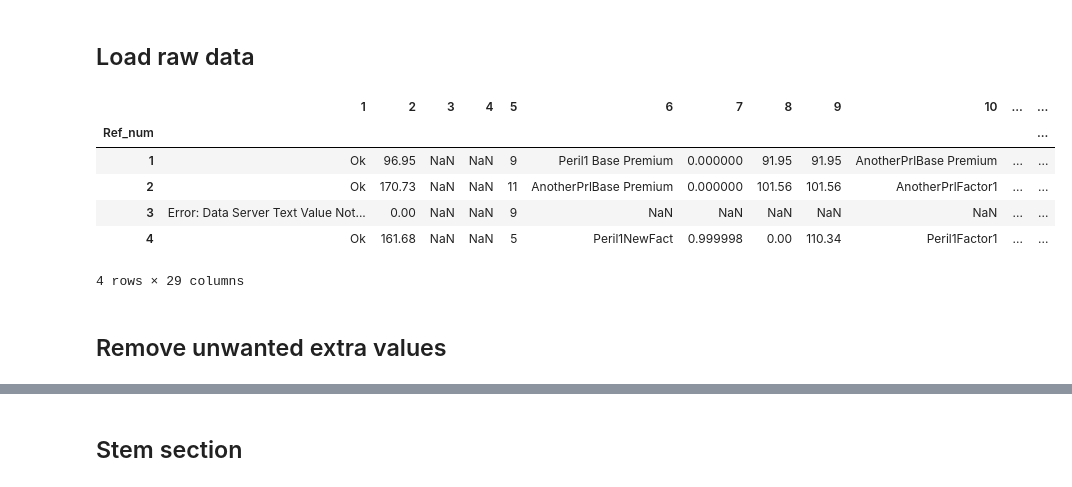
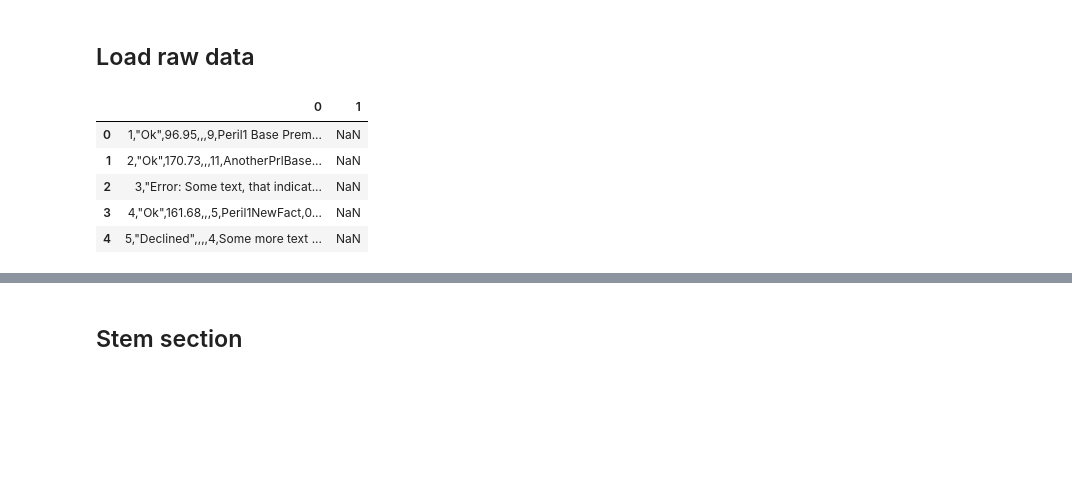
Before and after one commit to A-Breeze/premierconverter, a Jupyter notebook: development/compiled/data-conversion-challenge-202004.ipynb, the cells around one changed output, grey strips where cells are left out. Cells and saved outputs as stored; diff of their text form; code cells hidden in the pictures; blank space fills up the shorter version.

```diff
--- a/development/compiled/data-conversion-challenge-202004.ipynb
+++ b/development/compiled/data-conversion-challenge-202004.ipynb
@@ -32,10 +32,10 @@ warnings.filterwarnings("ignore", message="unclosed file <_io.Buffered")
 # Determine whether this notebook is running on Kaggle
 from pathlib import Path
 
-on_kaggle = False
+ON_KAGGLE = False
 print("Current working directory: " + str(Path('.').absolute()))
 if str(Path('.').absolute()) == '/kaggle/working':
-    on_kaggle = True
+    ON_KAGGLE = True
 # %% [output]
 Current working directory: H:\My Documents\05_Repos\premierconverter\development\compiled
 # %%
@@ -90,6 +94,6 @@ Capturing full package environment spec
 # %%
 # Configuration variables
-if on_kaggle:
+if ON_KAGGLE:
     raw_data_folder_path = Path('/kaggle/input') / 'dummy-premier-data-raw'
 else:
     import proj_config
@@ -145,8 +153,8 @@ pf_sep = ' '
 # %%
 # Input file location
-in_filepath = raw_data_folder_path / 'minimal01_input.csv'
+in_filepath = raw_data_folder_path / 'minimal_input_adj.csv'
 
-# Checks the file exists and is an Excel file
+# Checks the file exists and has a recognised extension
 in_filepath = Path(in_filepath)
 if not in_filepath.is_file():
     raise FileNotFoundError(
@@ -154,11 +162,19 @@ if not in_filepath.is_file():
         f"\n\t'{in_filepath.absolute()}'"
         "\n\tCannot read the input data"
     )
-if not in_filepath.suffix.lower() in accepted_file_extensions:
+if not in_filepath.suffix.lower() in ACCEPTED_FILE_EXTENSIONS:
     warnings.warn(
         f"in_filepath: The input file extension '{in_filepath.suffix}' "
-        f"is not one of the recognised file extensions {accepted_file_extensions}"
+        f"is not one of the recognised file extensions {ACCEPTED_FILE_EXTENSIONS}"
     )
 print("Correct: Input file exists and has a recognised extension")
 # %% [output]
 Correct: Input file exists and has a recognised extension
+# %%
+# View the first n raw CSV lines (without loading into a DataFrame)
+nlines = 2
+lines = []
+with in_filepath.open() as f:
+    for line_num in range(nlines):
+        lines.append(f.readline())
+print(''.join(lines))
@@ -200,32 +219,32 @@ Correct: A suitable location for output has been chosen
 # %% [markdown]
 ## Load raw data
 # %%
-df_raw = None
-for encoding in input_file_encodings:
+# Load the CSV lines truncated as required
+in_lines_trunc_df = None
+for encoding in INPUT_FILE_ENCODINGS:
     try:
-        df_raw = pd.read_csv(
-            in_filepath,
-            header=None, index_col=0, nrows=nrows,
-            sep=file_delimiter, encoding=encoding
-        ).rename_axis(index=row_id_name)
+        in_lines_trunc_df = pd.read_csv(
+            in_filepath, header=None, index_col=False,
+            nrows=nrows, sep=TRUNC_AFTER_REGEX,
+            engine='python', encoding=encoding,
+        )
         # print(f"'{encoding}': Success")  # Used for debugging only
         break
     except UnicodeDecodeError:
         # print(f"'{encoding}': Fail")  # Used for debugging only
         pass
-if df_raw is None:
+if in_lines_trunc_df is None:
     raise IOError(
-        "\n\tread_raw_data: pandas.read_csv() failed."
-        f"\n\tFile cannot be read with any of the encodings: {input_file_encodings}"
+        "\n\tread_input_lines: pandas.read_csv() failed."
+        f"\n\tFile cannot be read with any of the encodings: {INPUT_FILE_ENCODINGS}"
     )
 
-df_raw.head()
+in_lines_trunc_df.head()
 # %% [output]
-|  | 1 | 2 | 3 | 4 | 5 | 6 | 7 | 8 | 9 | 10 | ... | ... |
-| Ref_num |  |  |  |  |  |  |  |  |  |  |  | ... |
-| 1 | Ok | 96.95 | NaN | NaN | 9 | Peril1 Base Premium | 0.000000 | 91.95 | 91.95 | AnotherPrlBase Premium | ... | ... |
-| 2 | Ok | 170.73 | NaN | NaN | 11 | AnotherPrlBase Premium | 0.000000 | 101.56 | 101.56 | AnotherPrlFactor1 | ... | ... |
-| 3 | Error: Data Server Text Value Not... | 0.00 | NaN | NaN | 9 | NaN | NaN | NaN | NaN | NaN | ... | ... |
-| 4 | Ok | 161.68 | NaN | NaN | 5 | Peril1NewFact | 0.999998 | 0.00 | 110.34 | Peril1Factor1 | ... | ... |
+|  | 0 | 1 |
+| 0 | 1,"Ok",96.95,,,9,Peril1 Base Prem... | NaN |
+| 1 | 2,"Ok",170.73,,,11,AnotherPrlBase... | NaN |
+| 2 | 3,"Error: Some text, that indicat... | NaN |
+| 3 | 4,"Ok",161.68,,,5,Peril1NewFact,0... | NaN |
+| 4 | 5,"Declined",,,,4,Some more text ... | NaN |
-4 rows × 29 columns
 # %%
@@ -249,3 +267 @@ if not df_raw.index.is_unique:
     )
-# %% [markdown]
-## Remove unwanted extra values
```
Also changed, not shown: parts of 36 cells of this notebook, 4 other files.
